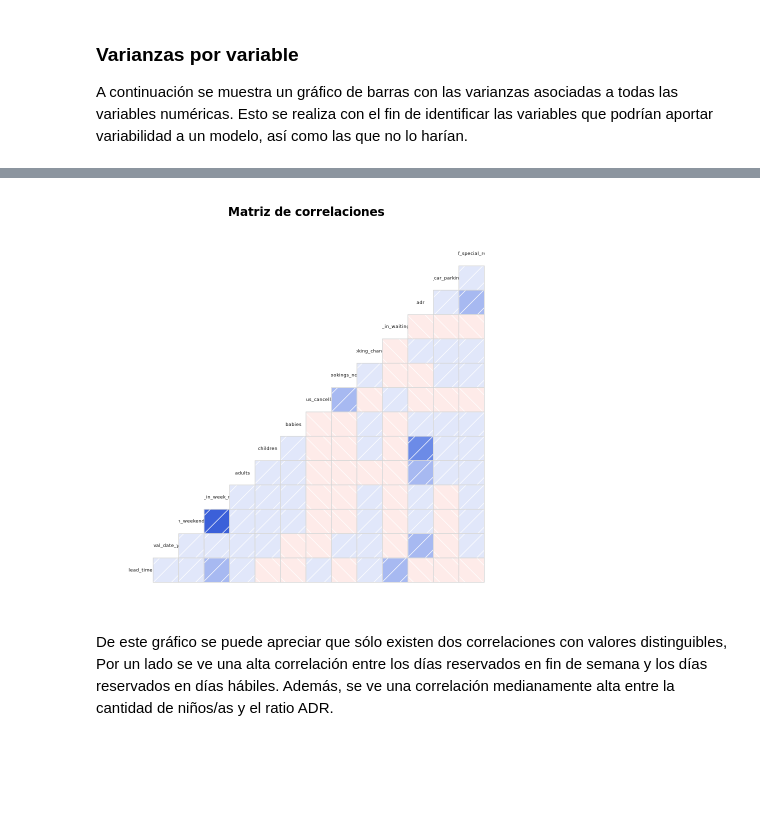
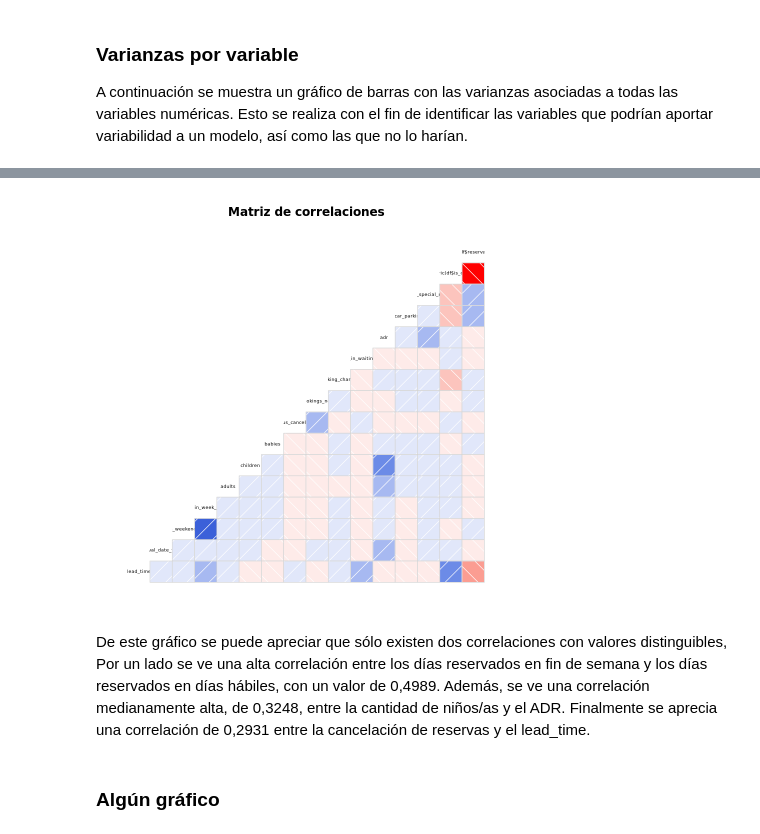
Before and after one commit to sebastianflp/Data_MiningDCC, a Jupyter notebook: ProyectoDM.ipynb, the cells around one changed output, grey strips where cells are left out. Saved outputs shown, nothing was run; the diff lists cells and outputs as text; code cells hidden in the pictures; blank space fills up the shorter version.

```diff
--- a/ProyectoDM.ipynb
+++ b/ProyectoDM.ipynb
@@ -119,9 +145,6 @@ df$arrival_date_day_of_month = as.factor(df$arrival_date_day_of_month)
 df$arrival_date_week_number = as.factor(df$arrival_date_week_number)
 df$reservation_status_date = as.Date(df$reservation_status_date)
 df$is_repeated_guest = as.factor(df$is_repeated_guest)
-
-# df$agent = as.numeric(df$agent)
 df$agent = as.factor(df$agent)
-
-# df$company = as.numeric(df$company)
 df$company = as.factor(df$company)
+df$arrival_date_month <- factor(df$arrival_date_month, levels = c('January', 'February', 'March', 'April',  'May', 'June', 'July', 'August', 'September', 'October','November', 'December' ))
@@ -195,8 +335,12 @@ De este gráfico se puede apreciar que las variables que menos aportan variabili
 # %%
-df_cor = cor(na.omit(df_numerico))
+df_cor = cor(na.omit(cbind(df_numerico, as.numeric(df$is_canceled), as.numeric(df$reservation_status))))
+# png('matriz_corr.png')
 corrgram(df_cor,main="Matriz de correlaciones", panel=panel.shade, text.panel=panel.txt, upper.panel=NULL,
          label.pos=c(0.5,0.5), label.srt = 0, row1attop=FALSE, cex=0.7)
+# dev.off()
 # %% [output]
-[figure, old version]
+[figure, new version]
 # %% [markdown]
-De este gráfico se puede apreciar que sólo existen dos correlaciones con valores distinguibles, Por un lado se ve una alta correlación entre los días reservados en fin de semana y los días reservados en días hábiles. Además, se ve una correlación medianamente alta entre la cantidad de niños/as y el ratio ADR.
+De este gráfico se puede apreciar que sólo existen dos correlaciones con valores distinguibles, Por un lado se ve una alta correlación entre los días reservados en fin de semana y los días reservados en días hábiles, con un valor de 0,4989. Además, se ve una correlación medianamente alta, de 0,3248, entre la cantidad de niños/as y el ADR. Finalmente se aprecia una correlación de 0,2931 entre la cancelación de reservas y el lead_time.
+# %% [markdown]
+### Algún gráfico
```
Also changed, not shown: parts of 47 cells of this notebook, 1 other file.
